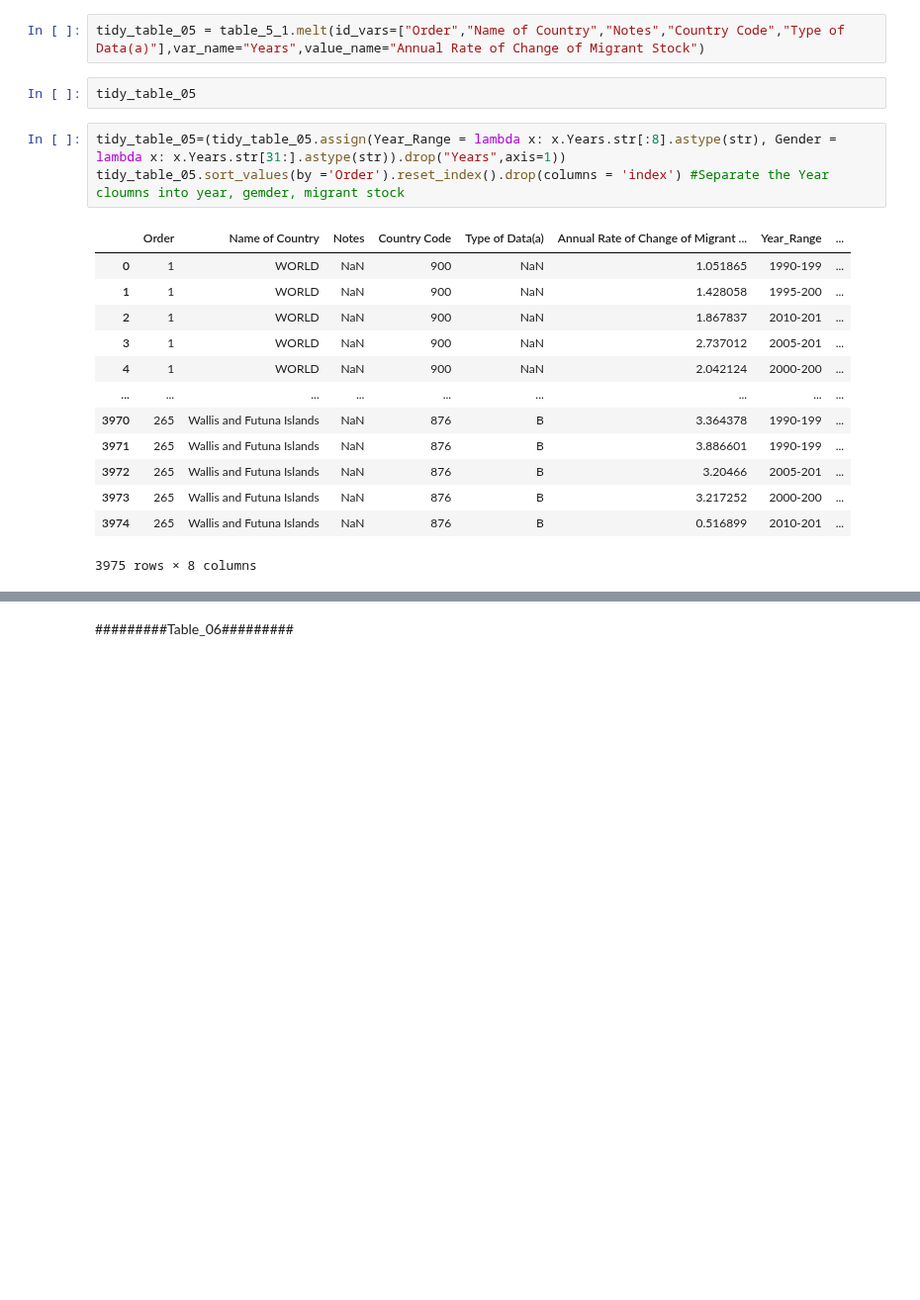
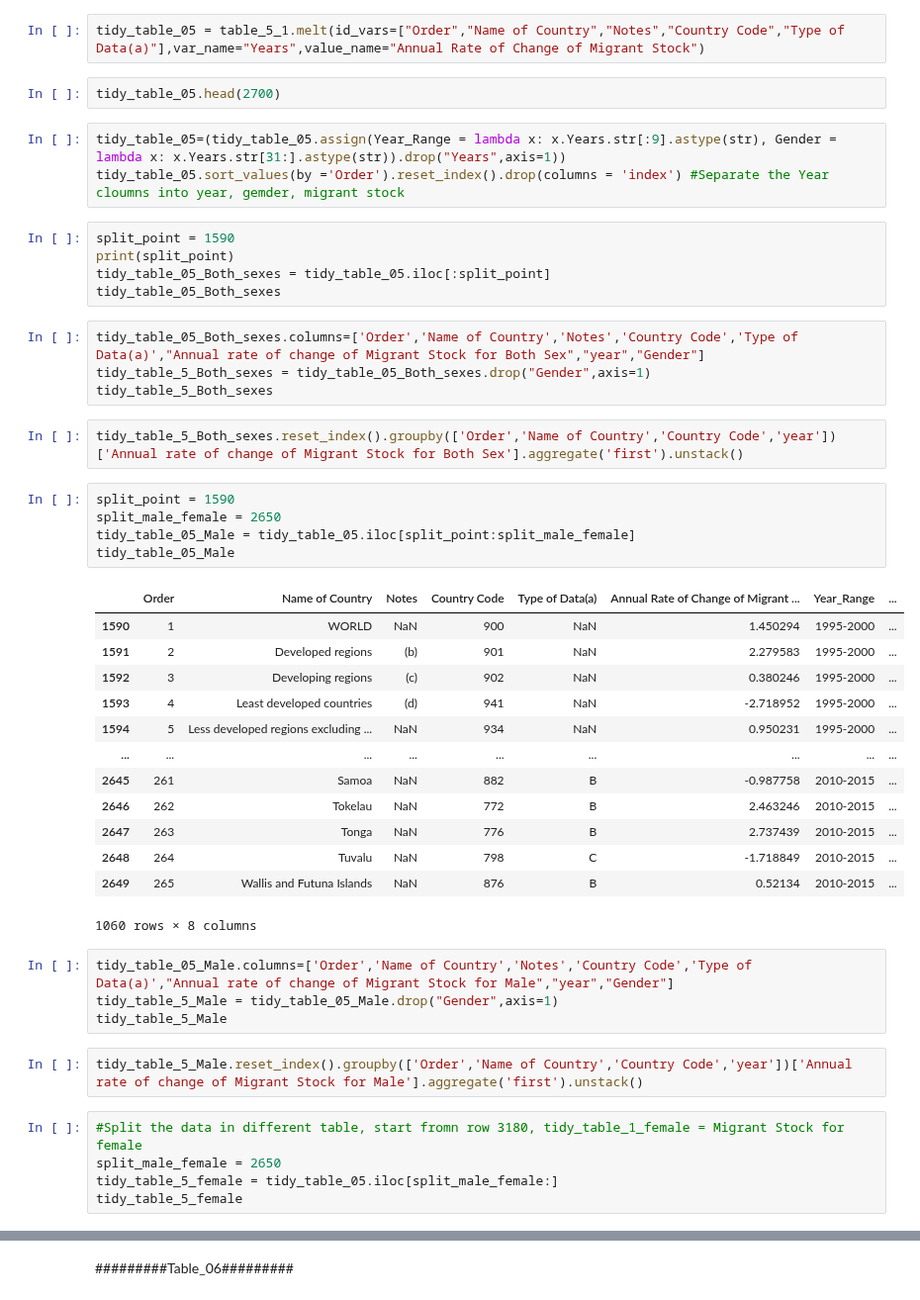
Before and after one commit to zhenwujason/inf1340-ZhenWuJason-Project, a Jupyter notebook: MID__Sub_YankeMo.ipynb, the cells around one changed output, grey strips where cells are left out. Shown at 99% size. Cells and saved outputs as stored; diff of their text form; blank space fills up the shorter version.

```diff
--- a/MID__Sub_YankeMo.ipynb
+++ b/MID__Sub_YankeMo.ipynb
@@ -258,21 +244,48 @@ table_5_1.columns=['Order','Name of Country','Notes','Country Code','Type of Dat
 # %%
 tidy_table_05 = table_5_1.melt(id_vars=["Order","Name of Country","Notes","Country Code","Type of Data(a)"],var_name="Years",value_name="Annual Rate of Change of Migrant Stock")
 # %%
-tidy_table_05
+tidy_table_05.head(2700)
 # %%
-tidy_table_05=(tidy_table_05.assign(Year_Range = lambda x: x.Years.str[:8].astype(str), Gender = lambda x: x.Years.str[31:].astype(str)).drop("Years",axis=1))
+tidy_table_05=(tidy_table_05.assign(Year_Range = lambda x: x.Years.str[:9].astype(str), Gender = lambda x: x.Years.str[31:].astype(str)).drop("Years",axis=1))
 tidy_table_05.sort_values(by ='Order').reset_index().drop(columns = 'index') #Separate the Year cloumns into year, gemder, migrant stock
-# %% [output]
-|  | Order | Name of Country | Notes | Country Code | Type of Data(a) | Annual Rate of Change of Migrant ... | Year_Range | ... |
-| 0 | 1 | WORLD | NaN | 900 | NaN | 1.051865 | 1990-199 | ... |
-| 1 | 1 | WORLD | NaN | 900 | NaN | 1.428058 | 1995-200 | ... |
-| 2 | 1 | WORLD | NaN | 900 | NaN | 1.867837 | 2010-201 | ... |
-| 3 | 1 | WORLD | NaN | 900 | NaN | 2.737012 | 2005-201 | ... |
-| 4 | 1 | WORLD | NaN | 900 | NaN | 2.042124 | 2000-200 | ... |
-| ... | ... | ... | ... | ... | ... | ... | ... | ... |
-| 3970 | 265 | Wallis and Futuna Islands | NaN | 876 | B | 3.364378 | 1990-199 | ... |
-| 3971 | 265 | Wallis and Futuna Islands | NaN | 876 | B | 3.886601 | 1990-199 | ... |
-| 3972 | 265 | Wallis and Futuna Islands | NaN | 876 | B | 3.20466 | 2005-201 | ... |
-| 3973 | 265 | Wallis and Futuna Islands | NaN | 876 | B | 3.217252 | 2000-200 | ... |
-| 3974 | 265 | Wallis and Futuna Islands | NaN | 876 | B | 0.516899 | 2010-201 | ... |
-3975 rows × 8 columns
+# %%
+split_point = 1590
+print(split_point)
+tidy_table_05_Both_sexes = tidy_table_05.iloc[:split_point]
+tidy_table_05_Both_sexes
+# %%
+tidy_table_05_Both_sexes.columns=['Order','Name of Country','Notes','Country Code','Type of Data(a)',"Annual rate of change of Migrant Stock for Both Sex","year","Gender"]
+tidy_table_5_Both_sexes = tidy_table_05_Both_sexes.drop("Gender",axis=1)
+tidy_table_5_Both_sexes
+# %%
+tidy_table_5_Both_sexes.reset_index().groupby(['Order','Name of Country','Country Code','year'])['Annual rate of change of Migrant Stock for Both Sex'].aggregate('first').unstack()
+# %%
+split_point = 1590
+split_male_female = 2650
+tidy_table_05_Male = tidy_table_05.iloc[split_point:split_male_female]
+tidy_table_05_Male
+# %% [output]
+|  | Order | Name of Country | Notes | Country Code | Type of Data(a) | Annual Rate of Change of Migrant ... | Year_Range | ... |
+| 1590 | 1 | WORLD | NaN | 900 | NaN | 1.450294 | 1995-2000 | ... |
+| 1591 | 2 | Developed regions | (b) | 901 | NaN | 2.279583 | 1995-2000 | ... |
+| 1592 | 3 | Developing regions | (c) | 902 | NaN | 0.380246 | 1995-2000 | ... |
+| 1593 | 4 | Least developed countries | (d) | 941 | NaN | -2.718952 | 1995-2000 | ... |
+| 1594 | 5 | Less developed regions excluding ... | NaN | 934 | NaN | 0.950231 | 1995-2000 | ... |
+| ... | ... | ... | ... | ... | ... | ... | ... | ... |
+| 2645 | 261 | Samoa | NaN | 882 | B | -0.987758 | 2010-2015 | ... |
+| 2646 | 262 | Tokelau | NaN | 772 | B | 2.463246 | 2010-2015 | ... |
+| 2647 | 263 | Tonga | NaN | 776 | B | 2.737439 | 2010-2015 | ... |
+| 2648 | 264 | Tuvalu | NaN | 798 | C | -1.718849 | 2010-2015 | ... |
+| 2649 | 265 | Wallis and Futuna Islands | NaN | 876 | B | 0.52134 | 2010-2015 | ... |
+1060 rows × 8 columns
+# %%
+tidy_table_05_Male.columns=['Order','Name of Country','Notes','Country Code','Type of Data(a)',"Annual rate of change of Migrant Stock for Male","year","Gender"]
+tidy_table_5_Male = tidy_table_05_Male.drop("Gender",axis=1)
+tidy_table_5_Male
+# %%
+tidy_table_5_Male.reset_index().groupby(['Order','Name of Country','Country Code','year'])['Annual rate of change of Migrant Stock for Male'].aggregate('first').unstack()
+# %%
+#Split the data in different table, start fromn row 3180, tidy_table_1_female = Migrant Stock for female
+split_male_female = 2650
+tidy_table_5_female = tidy_table_05.iloc[split_male_female:]
+tidy_table_5_female
```
Also changed, not shown: parts of 6 cells of this notebook.
